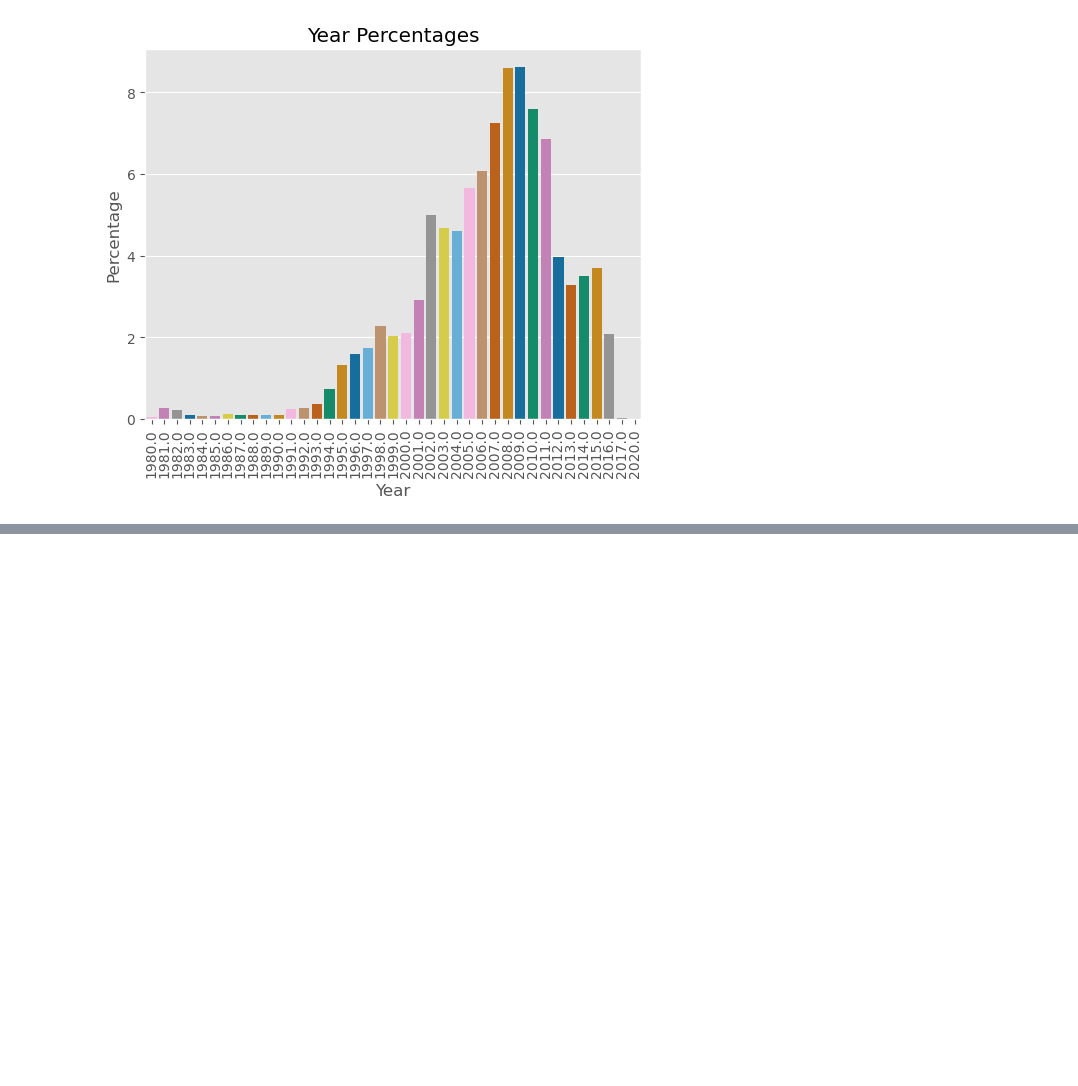
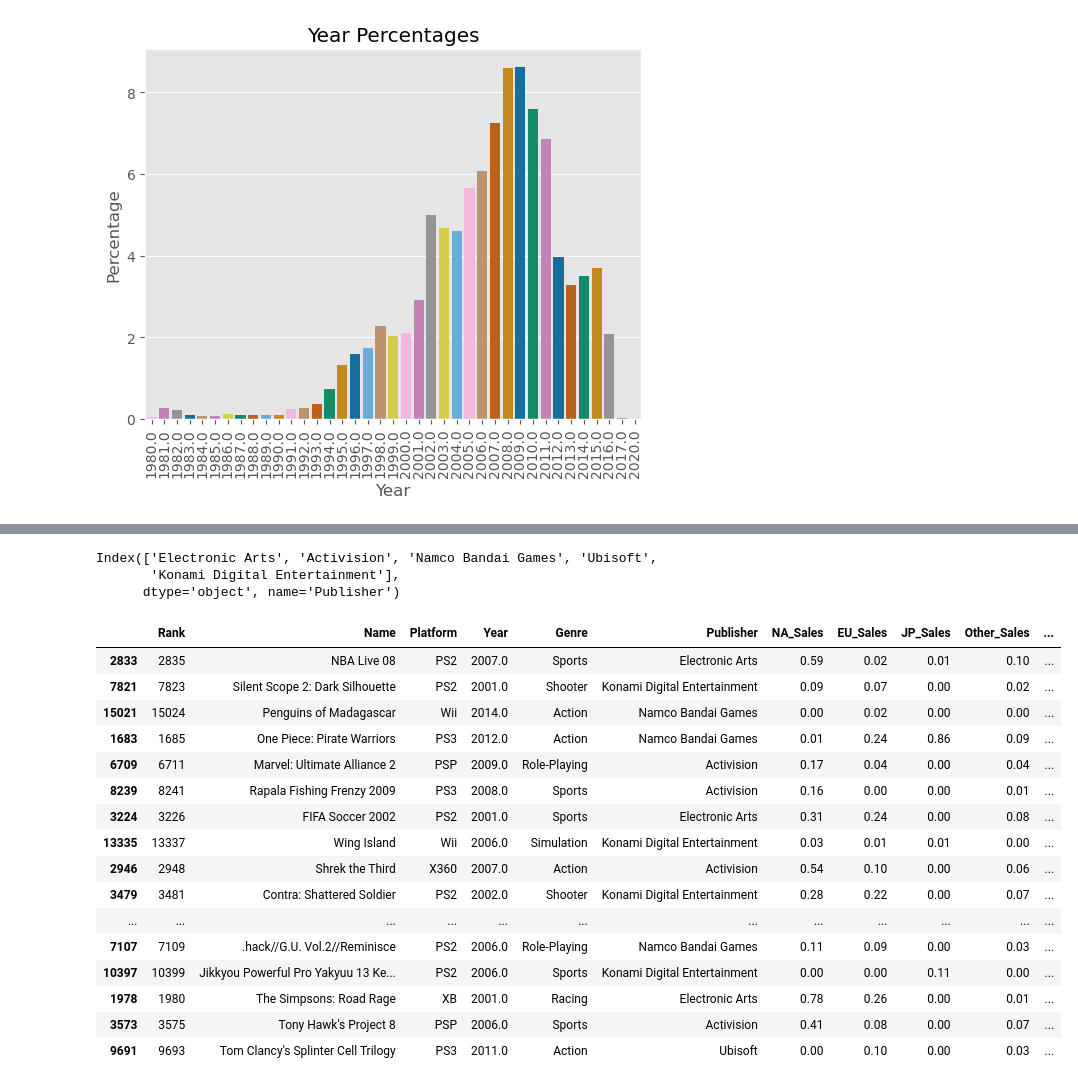
Before and after one commit to NOUR-2025/Reproducibility, a Jupyter notebook: alejandro.ipynb, the cells around one changed output, grey strips where cells are left out. Cells and saved outputs as stored; diff of their text form; code cells hidden in the pictures; blank space fills up the shorter version.

```diff
--- a/alejandro.ipynb
+++ b/alejandro.ipynb
@@ -169,0 +205,30 @@ g.tick_params(axis="x", rotation=90)
+# %%
+# Get the top 5's data
+top5 = df['Publisher'].value_counts().sort_values(ascending=False).iloc[0:5].index
+top5
+# %% [output]
+Index(['Electronic Arts', 'Activision', 'Namco Bandai Games', 'Ubisoft',
+       'Konami Digital Entertainment'],
+      dtype='object', name='Publisher')
+# %%
+sub_df = df[df['Publisher'].isin(top5)]
+
+sub_df.sample(n=20)
+# %% [output]
+|  | Rank | Name | Platform | Year | Genre | Publisher | NA_Sales | EU_Sales | JP_Sales | Other_Sales | ... |
+| 2833 | 2835 | NBA Live 08 | PS2 | 2007.0 | Sports | Electronic Arts | 0.59 | 0.02 | 0.01 | 0.10 | ... |
+| 7821 | 7823 | Silent Scope 2: Dark Silhouette | PS2 | 2001.0 | Shooter | Konami Digital Entertainment | 0.09 | 0.07 | 0.00 | 0.02 | ... |
+| 15021 | 15024 | Penguins of Madagascar | Wii | 2014.0 | Action | Namco Bandai Games | 0.00 | 0.02 | 0.00 | 0.00 | ... |
+| 1683 | 1685 | One Piece: Pirate Warriors | PS3 | 2012.0 | Action | Namco Bandai Games | 0.01 | 0.24 | 0.86 | 0.09 | ... |
+| 6709 | 6711 | Marvel: Ultimate Alliance 2 | PSP | 2009.0 | Role-Playing | Activision | 0.17 | 0.04 | 0.00 | 0.04 | ... |
+| 8239 | 8241 | Rapala Fishing Frenzy 2009 | PS3 | 2008.0 | Sports | Activision | 0.16 | 0.00 | 0.00 | 0.01 | ... |
+| 3224 | 3226 | FIFA Soccer 2002 | PS2 | 2001.0 | Sports | Electronic Arts | 0.31 | 0.24 | 0.00 | 0.08 | ... |
+| 13335 | 13337 | Wing Island | Wii | 2006.0 | Simulation | Konami Digital Entertainment | 0.03 | 0.01 | 0.01 | 0.00 | ... |
+| 2946 | 2948 | Shrek the Third | X360 | 2007.0 | Action | Activision | 0.54 | 0.10 | 0.00 | 0.06 | ... |
+| 3479 | 3481 | Contra: Shattered Soldier | PS2 | 2002.0 | Shooter | Konami Digital Entertainment | 0.28 | 0.22 | 0.00 | 0.07 | ... |
+| ... | ... | ... | ... | ... | ... | ... | ... | ... | ... | ... | ... |
+| 7107 | 7109 | .hack//G.U. Vol.2//Reminisce | PS2 | 2006.0 | Role-Playing | Namco Bandai Games | 0.11 | 0.09 | 0.00 | 0.03 | ... |
+| 10397 | 10399 | Jikkyou Powerful Pro Yakyuu 13 Ke... | PS2 | 2006.0 | Sports | Konami Digital Entertainment | 0.00 | 0.00 | 0.11 | 0.00 | ... |
+| 1978 | 1980 | The Simpsons: Road Rage | XB | 2001.0 | Racing | Electronic Arts | 0.78 | 0.26 | 0.00 | 0.01 | ... |
+| 3573 | 3575 | Tony Hawk's Project 8 | PSP | 2006.0 | Sports | Activision | 0.41 | 0.08 | 0.00 | 0.07 | ... |
+| 9691 | 9693 | Tom Clancy's Splinter Cell Trilogy | PS3 | 2011.0 | Action | Ubisoft | 0.00 | 0.10 | 0.00 | 0.03 | ... |
```
Also changed, not shown: parts of 7 cells of this notebook.
